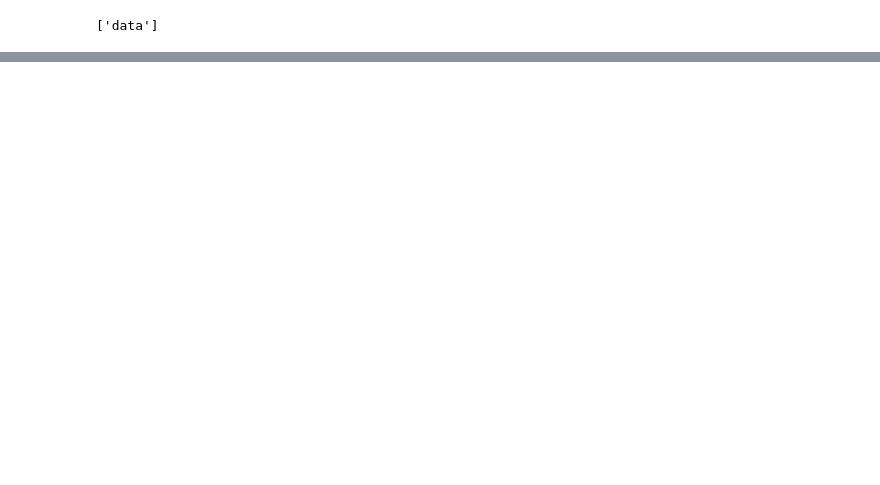
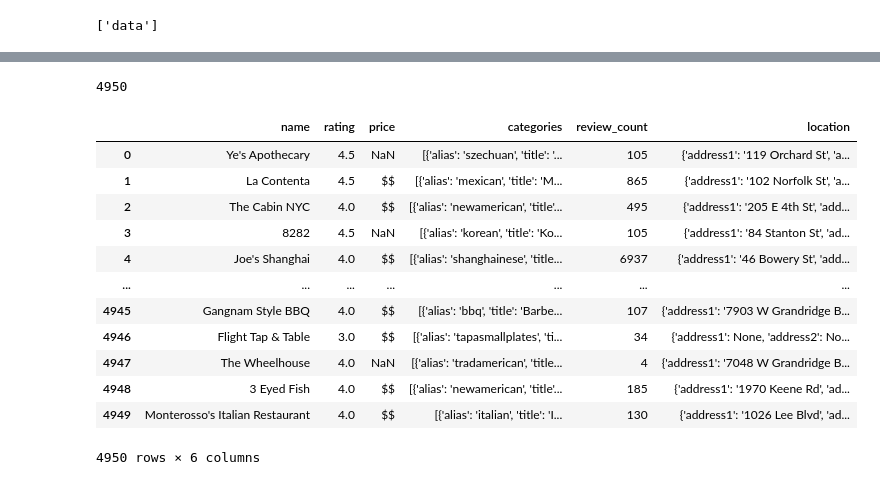
Before and after one commit to erikajwolf/Yelp_Metro_US_Analysis, a Jupyter notebook: yelp_cleaning_data.ipynb, the cells around one changed output, grey strips where cells are left out. Saved outputs shown, nothing was run; the diff lists cells and outputs as text; code cells hidden in the pictures; blank space fills up the shorter version.

Commit message:
push the selected columns

```diff
--- a/yelp_cleaning_data.ipynb
+++ b/yelp_cleaning_data.ipynb
@@ -111,0 +65,11 @@ dtype: int64
+# %%
+# yelp_panda_data=pd.DataFrame(yelp_raw_data)
+# yelp_panda_data.head(20)
+# print(yelp_raw_data["data"][1])
+
+places =[]
+yelp_raw_data_2 = yelp_raw_data
+yelp_panda_data_by_zip = []
+# print(yelp_raw_data["data"])
+yelp_panda_data_by_zip=pd.DataFrame(yelp_raw_data["data"])
+yelp_panda_data_by_zip.head(5)
@@ -111,0 +83,21 @@ dtype: int64
+# %%
+len(yelp_panda_data_by_zip)
+# %% [output]
+4950
+# %%
+yelp_data_df = yelp_panda_data_by_zip.loc[:,[ 'name', 'rating', 'price', 'categories', 'review_count','location' ]]
+yelp_data_df
+# %% [output]
+|  | name | rating | price | categories | review_count | location |
+| 0 | Ye's Apothecary | 4.5 | NaN | [{'alias': 'szechuan', 'title': '... | 105 | {'address1': '119 Orchard St', 'a... |
+| 1 | La Contenta | 4.5 | $$ | [{'alias': 'mexican', 'title': 'M... | 865 | {'address1': '102 Norfolk St', 'a... |
+| 2 | The Cabin NYC | 4.0 | $$ | [{'alias': 'newamerican', 'title'... | 495 | {'address1': '205 E 4th St', 'add... |
+| 3 | 8282 | 4.5 | NaN | [{'alias': 'korean', 'title': 'Ko... | 105 | {'address1': '84 Stanton St', 'ad... |
+| 4 | Joe's Shanghai | 4.0 | $$ | [{'alias': 'shanghainese', 'title... | 6937 | {'address1': '46 Bowery St', 'add... |
+| ... | ... | ... | ... | ... | ... | ... |
+| 4945 | Gangnam Style BBQ | 4.0 | $$ | [{'alias': 'bbq', 'title': 'Barbe... | 107 | {'address1': '7903 W Grandridge B... |
+| 4946 | Flight Tap & Table | 3.0 | $$ | [{'alias': 'tapasmallplates', 'ti... | 34 | {'address1': None, 'address2': No... |
+| 4947 | The Wheelhouse | 4.0 | NaN | [{'alias': 'tradamerican', 'title... | 4 | {'address1': '7048 W Grandridge B... |
+| 4948 | 3 Eyed Fish | 4.0 | $$ | [{'alias': 'newamerican', 'title'... | 185 | {'address1': '1970 Keene Rd', 'ad... |
+| 4949 | Monterosso's Italian Restaurant | 4.0 | $$ | [{'alias': 'italian', 'title': 'I... | 130 | {'address1': '1026 Lee Blvd', 'ad... |
+4950 rows × 6 columns
```
Also changed, not shown: parts of 23 cells of this notebook, 1 other file.
